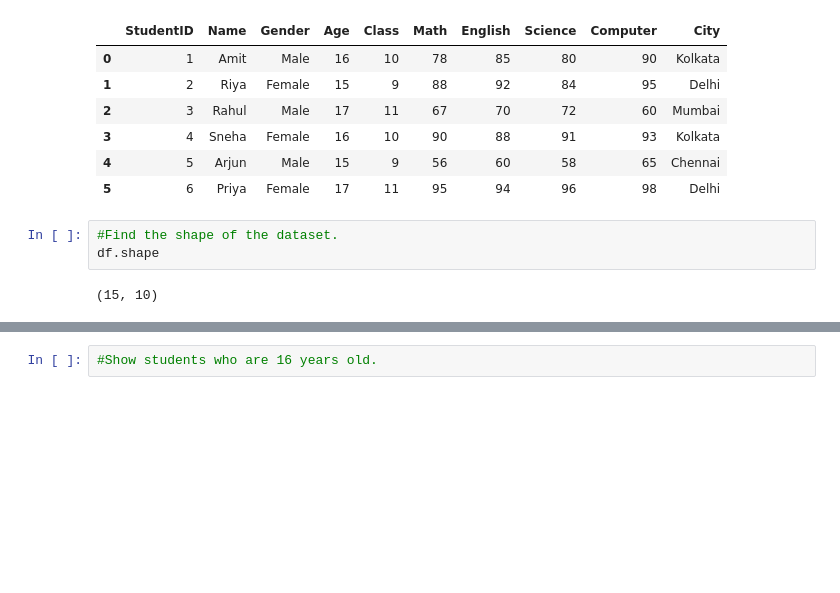
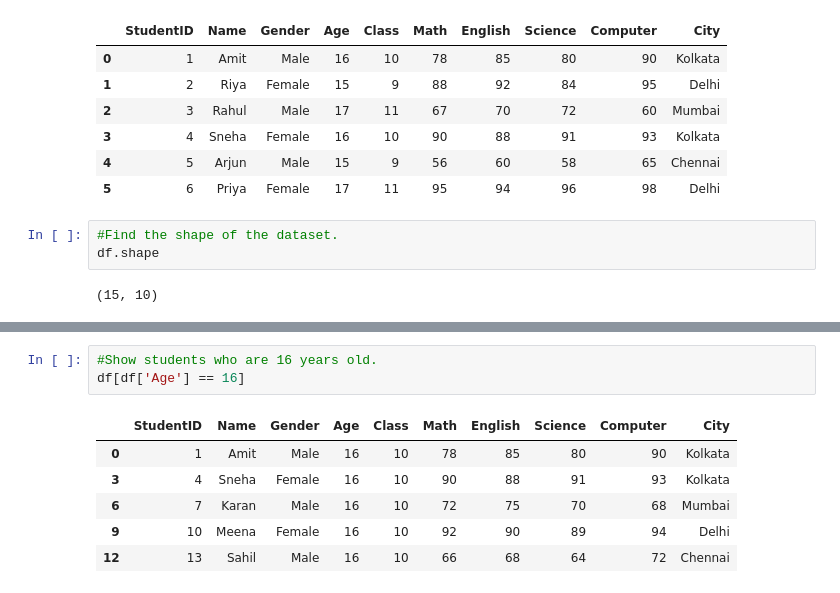
Before and after one commit to Biswajit-Sardar/pandas, a Jupyter notebook: practice.ipynb, the cells around one changed output, grey strips where cells are left out. Drawn from its saved outputs; the diff is of its cells as text; blank space fills up the shorter version.

```diff
--- a/practice.ipynb
+++ b/practice.ipynb
@@ -50,4 +89,12 @@ df.shape
 # %%
 #Show students who are 16 years old.
+df[df['Age'] == 16]
+# %% [output]
+|  | StudentID | Name | Gender | Age | Class | Math | English | Science | Computer | City |
+| 0 | 1 | Amit | Male | 16 | 10 | 78 | 85 | 80 | 90 | Kolkata |
+| 3 | 4 | Sneha | Female | 16 | 10 | 90 | 88 | 91 | 93 | Kolkata |
+| 6 | 7 | Karan | Male | 16 | 10 | 72 | 75 | 70 | 68 | Mumbai |
+| 9 | 10 | Meena | Female | 16 | 10 | 92 | 90 | 89 | 94 | Delhi |
+| 12 | 13 | Sahil | Male | 16 | 10 | 66 | 68 | 64 | 72 | Chennai |
 # %%
 #Show only Female students.
```
Also changed, not shown: parts of 10 cells of this notebook.
